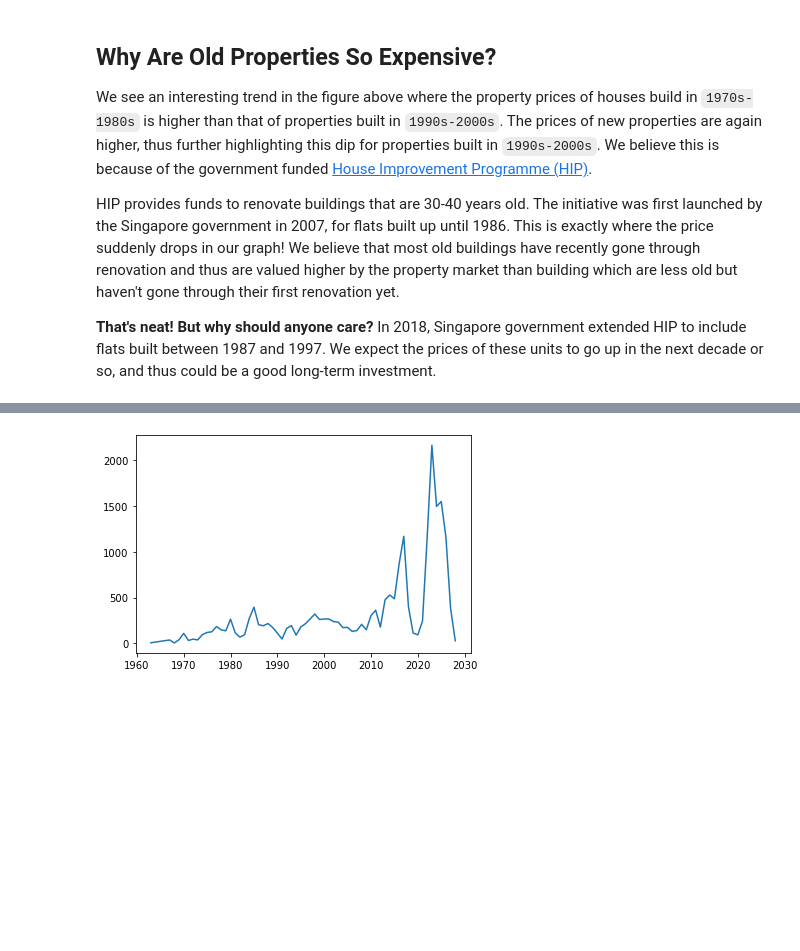
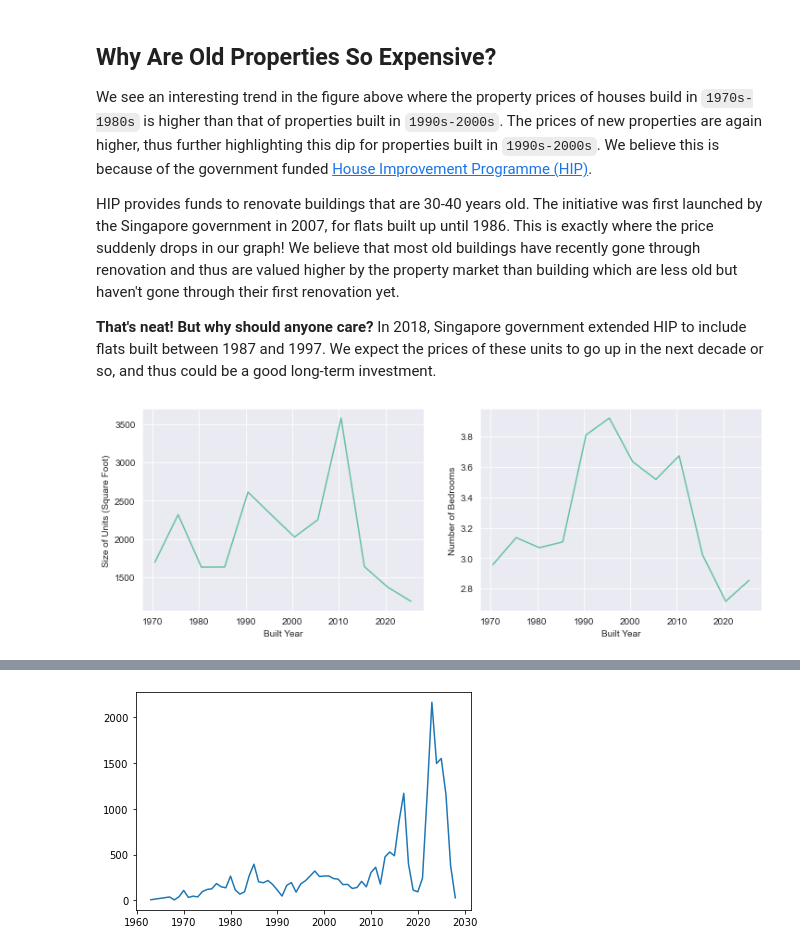
Before and after one commit to atul1696/cs5228-project, a Jupyter notebook: task3.ipynb, the cells around one changed output, grey strips where cells are left out. Saved outputs shown, nothing was run; the diff lists cells and outputs as text; code cells hidden in the pictures; blank space fills up the shorter version.

```diff
--- a/task3.ipynb
+++ b/task3.ipynb
@@ -60,3 +74,30 @@ We believe this is because of the government funded [House Improvement Programme
 HIP provides funds to renovate buildings that are 30-40 years old. The initiative was first launched by the Singapore government in 2007, for flats built up until 1986. This is exactly where the price suddenly drops in our graph! We believe that most old buildings have recently gone through renovation and thus are valued higher by the property market than building which are less old but haven't gone through their first renovation yet.
 
 **That's neat! But why should anyone care?** In 2018, Singapore government extended HIP to include flats built between 1987 and 1997. We expect the prices of these units to go up in the next decade or so, and thus could be a good long-term investment.
+# %%
+built_year, raw_size, num_beds = df['built_year'], df['size_sqft'], df['num_beds']
+
+year_mid, size_mean, beds_mean, num_units = [], [], [], []
+year_range = (int(np.min(built_year)), int(np.max(built_year)))
+for bin_st in range(year_range[0], year_range[1], 5):
+    bin_end = bin_st + 5
+    bin_index = (built_year < bin_end) & (built_year >= bin_st)
+    num_units.append(np.sum(bin_index))
+    year_mid.append((bin_st + bin_end)/2)
+    size_mean.append(np.mean(raw_size[bin_index]))
+    beds_mean.append(np.mean(num_beds[bin_index]))
+
+#### Remove the bin 1963-1968 as it contains only 48 units and skews the visualization for the rest of the trend
+year_mid = year_mid[1:]
+size_mean = size_mean[1:]
+beds_mean = beds_mean[1:]
+
+fig, axs = plt.subplots(ncols=2, figsize=(12,4))
+sns.lineplot({"Built Year": year_mid, "Mean Size of Units (Square Foot)": size_mean},
+             x="Built Year", y="Mean Size of Units (Square Foot)", ax=axs[0])
+sns.lineplot({"Built Year": year_mid, "Mean Number of Bedrooms": beds_mean},
+             x="Built Year", y="Mean Number of Bedrooms", ax=axs[1])
+
+plt.show()
+# %% [output]
+[figure, added]
```
Also changed, not shown: parts of 5 cells of this notebook.
